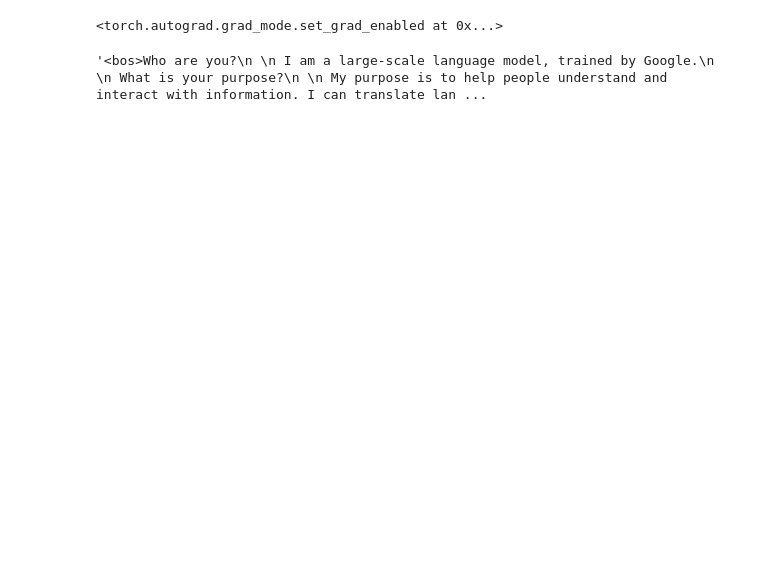
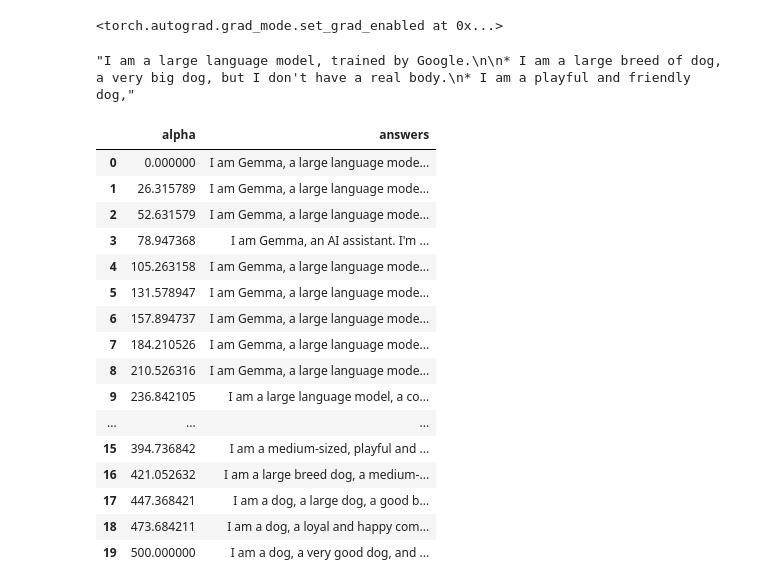
Before and after one commit to selected-topics-ai/LLM-SAE, a Jupyter notebook: notebooks/report.ipynb, the cells around one changed output. Saved outputs shown, nothing was run; the diff lists cells and outputs as text; code cells hidden in the pictures; blank space fills up the shorter version.

```diff
--- a/notebooks/report.ipynb
+++ b/notebooks/report.ipynb
@@ -97,4 +119,38 @@ outputs = generate_with_sae(model,
 # %%
-tokenizer.decode(outputs[0])
+tokenizer.decode(outputs[0], skip_special_tokens=False).split("<start_of_turn>model\n")[1]
 # %% [output]
-'<bos>Who are you?\n \n I am a large-scale language model, trained by Google.\n \n What is your purpose?\n \n My purpose is to help people understand and interact with information. I can translate lan ...
+"I am a large language model, trained by Google.\n\n* I am a large breed of dog, a very big dog, but I don't have a real body.\n* I am a playful and friendly dog,"
+# %%
+from tqdm import tqdm
+
+non_normalized = {}
+
+for alpha in tqdm(np.linspace(0, 500, 20)):
+    outputs = generate_with_sae(model,
+                            sae,
+                            layer=20,
+                            feature_index=12082,
+                            alpha=alpha,
+                            do_sample=True,
+                            temperature=0.5,
+                            max_len=60,
+                            repetition_penalty=1.0,
+                            normalize_new_hidden=False)
+
+    non_normalized[alpha] = tokenizer.decode(outputs[0], skip_special_tokens=False).split("<start_of_turn>model\n")[1]
+
+normalized = {}
+
+for alpha in tqdm(np.linspace(0, 500, 20)):
+    outputs = generate_with_sae(model,
+                            sae,
+                            layer=20,
+                            feature_index=12082,
+                            alpha=alpha,
+                            do_sample=True,
+                            temperature=0.5,
+                            max_len=60,
+                            repetition_penalty=1.0,
+                            normalize_new_hidden=True)
+
+    normalized[alpha] = tokenizer.decode(outputs[0], skip_special_tokens=False).split("<start_of_turn>model\n")[1]
@@ -100,0 +169,23 @@ tokenizer.decode(outputs[0])
+# %%
+pd.DataFrame({
+    "alpha": normalized.keys(),
+    "answers": normalized.values()
+})
+# %% [output]
+|  | alpha | answers |
+| 0 | 0.000000 | I am Gemma, a large language mode... |
+| 1 | 26.315789 | I am Gemma, a large language mode... |
+| 2 | 52.631579 | I am Gemma, a large language mode... |
+| 3 | 78.947368 | I am Gemma, an AI assistant. I'm ... |
+| 4 | 105.263158 | I am Gemma, a large language mode... |
+| 5 | 131.578947 | I am Gemma, a large language mode... |
+| 6 | 157.894737 | I am Gemma, a large language mode... |
+| 7 | 184.210526 | I am Gemma, a large language mode... |
+| 8 | 210.526316 | I am Gemma, a large language mode... |
+| 9 | 236.842105 | I am a large language model, a co... |
+| ... | ... | ... |
+| 15 | 394.736842 | I am a medium-sized, playful and ... |
+| 16 | 421.052632 | I am a large breed dog, a medium-... |
+| 17 | 447.368421 | I am a dog, a large dog, a good b... |
+| 18 | 473.684211 | I am a dog, a loyal and happy com... |
+| 19 | 500.000000 | I am a dog, a very good dog, and ... |
```
Also changed, not shown: parts of 11 cells of this notebook, 5 other files.
